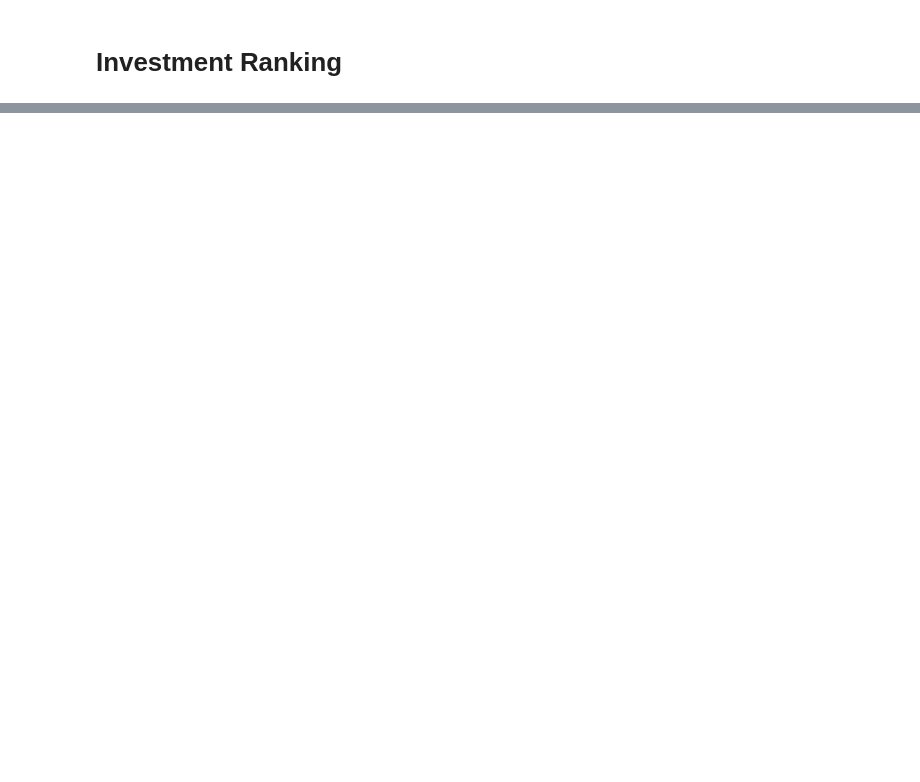
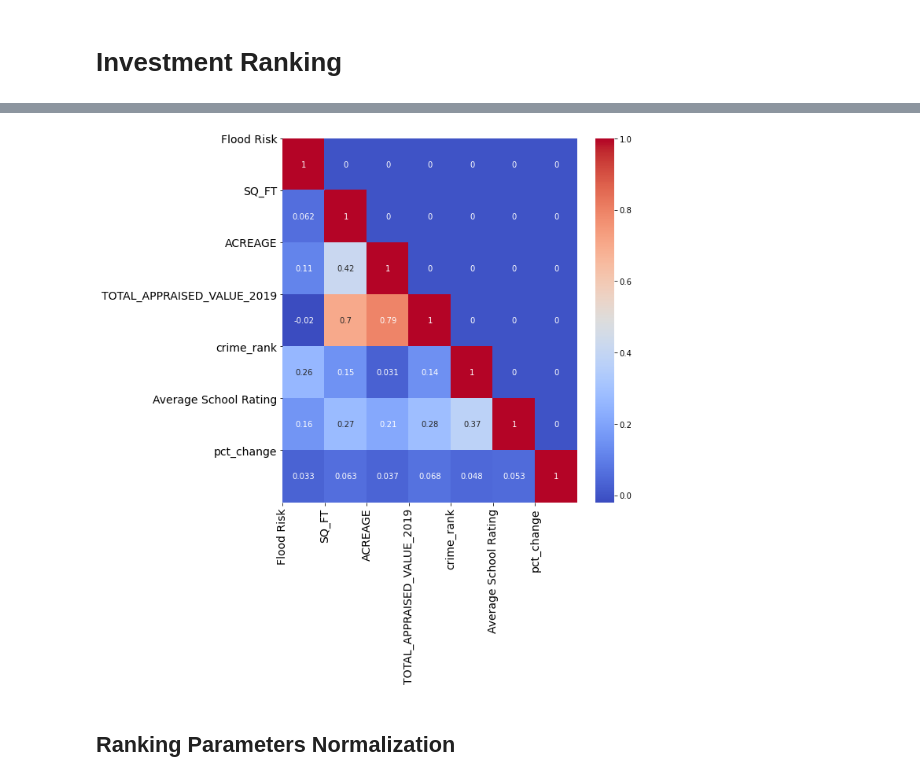
Before and after one commit to adrianaovalle/Project1_Group2, a Jupyter notebook: Results.ipynb, the cells around one changed output, grey strips where cells are left out. Saved outputs shown, nothing was run; the diff lists cells and outputs as text; code cells hidden in the pictures; blank space fills up the shorter version.

```diff
--- a/Results.ipynb
+++ b/Results.ipynb
@@ -17,6 +17,7 @@ gmaps.configure(api_key=gkey)
 # %%
 # read file with all needed data
-file = "Output/combined_data_without_charter_schools.csv"
-only_public_schools = pd.read_csv(file)
-only_public_schools.head()
+file = "Resources/all_data_merged.csv"
+all_data = pd.read_csv(file)
+del all_data['Unnamed: 0']
+all_data.info()
 # %% [output]
@@ -31,0 +43,5 @@ only_public_schools.head()
+# %%
+# set up data for correlation matrix
+correlation_data = all_data[['Flood Risk','SQ_FT','ACREAGE','TOTAL_APPRAISED_VALUE_2019',
+                                        'crime_rank','Average School Rating','pct_change']]
+correlation_data.head()
@@ -32,2 +55,20 @@ only_public_schools.head()
+# %%
+# create a correlation matrix
+corr = correlation_data.corr()
+corr = corr.unstack().sort_values()
+corr = corr.unstack()
+corr2=np.tril(corr, k=0)
+f, ax = plt.subplots(figsize=(10,10))
+ax = sns.heatmap(corr2,cmap="coolwarm",annot=True)
+mask = np.triu(np.ones_like(corr2, dtype=np.bool))
+plt.xticks(range(corr.shape[1]), corr.columns, fontsize=14, rotation=90)
+plt.yticks(range(corr.shape[1]), corr.columns, fontsize=14, rotation=0)
+corr.style.background_gradient(cmap='coolwarm').set_precision(2)
+plt.tight_layout()
+plt.savefig("Output/correlation_matrix.png")
+# %% [output]
+[figure, added]
+# %% [markdown]
+## Ranking Parameters Normalization
 # %%
 # DataFrame for homes below $1M
```
Also changed, not shown: parts of 52 cells of this notebook.
